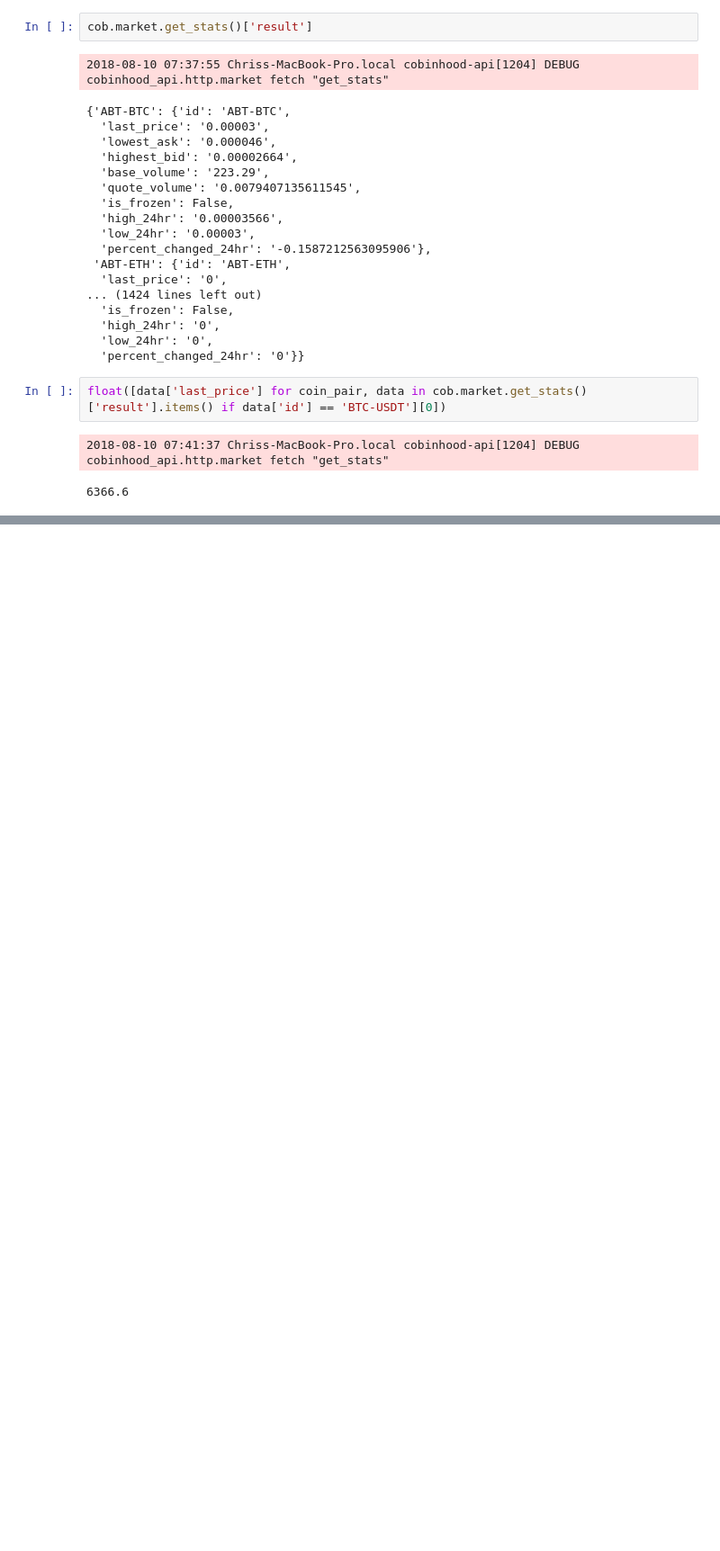
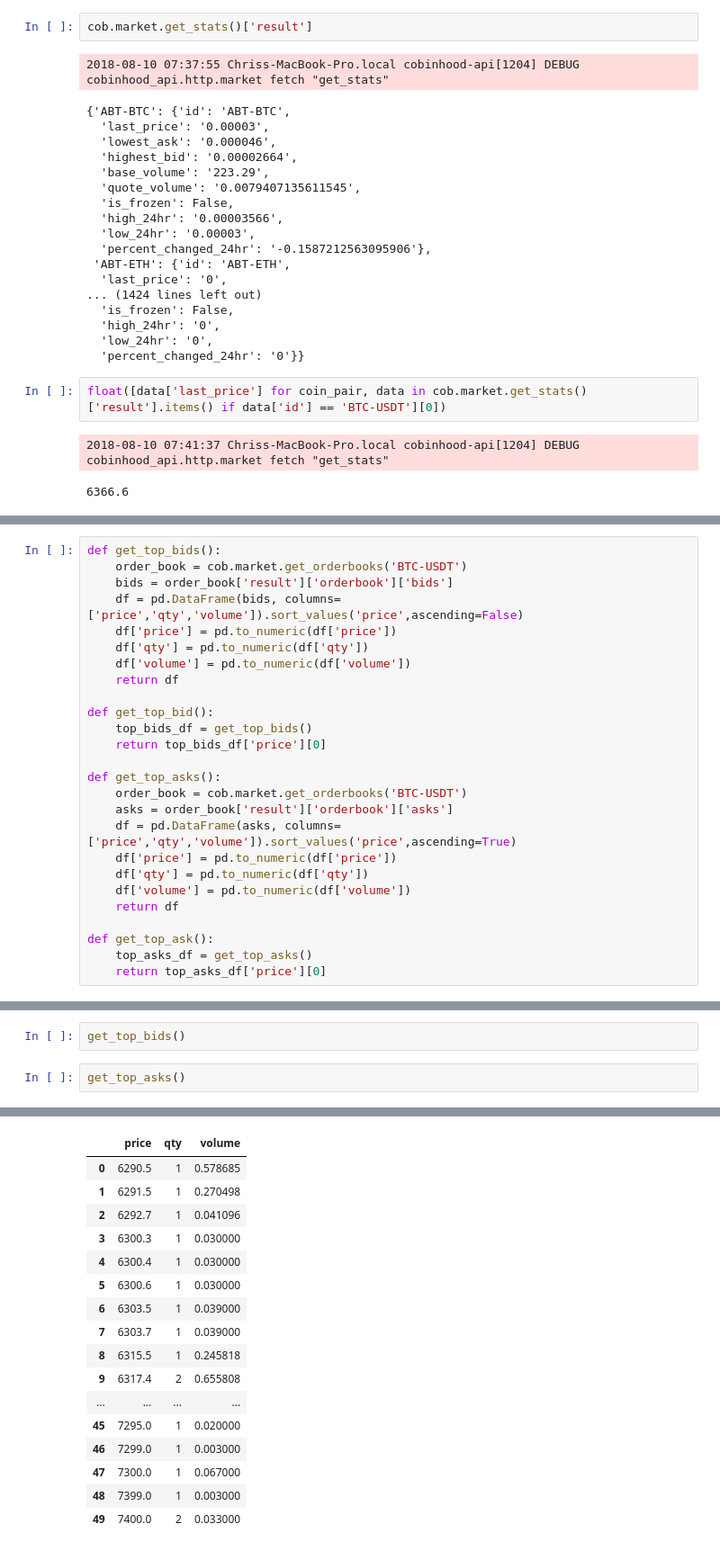
Before and after one commit to ChrisMcPherson/logic_by_loidsig, a Jupyter notebook: notebooks/cobinhood_data_exploration.ipynb, the cells around one changed output, grey strips where cells are left out. Shown at 90% size. Saved outputs shown, nothing was run; the diff lists cells and outputs as text; blank space fills up the shorter version.

```diff
--- a/notebooks/cobinhood_data_exploration.ipynb
+++ b/notebooks/cobinhood_data_exploration.ipynb
@@ -294,0 +495,26 @@ float([data['last_price'] for coin_pair, data in cob.market.get_stats()['result'
+# %%
+def get_top_bids():
+    order_book = cob.market.get_orderbooks('BTC-USDT')
+    bids = order_book['result']['orderbook']['bids']
+    df = pd.DataFrame(bids, columns=['price','qty','volume']).sort_values('price',ascending=False)
+    df['price'] = pd.to_numeric(df['price'])
+    df['qty'] = pd.to_numeric(df['qty'])
+    df['volume'] = pd.to_numeric(df['volume'])
+    return df
+
+def get_top_bid():
+    top_bids_df = get_top_bids()
+    return top_bids_df['price'][0]
+
+def get_top_asks():
+    order_book = cob.market.get_orderbooks('BTC-USDT')
+    asks = order_book['result']['orderbook']['asks']
+    df = pd.DataFrame(asks, columns=['price','qty','volume']).sort_values('price',ascending=True)
+    df['price'] = pd.to_numeric(df['price'])
+    df['qty'] = pd.to_numeric(df['qty'])
+    df['volume'] = pd.to_numeric(df['volume'])
+    return df
+
+def get_top_ask():
+    top_asks_df = get_top_asks()
+    return top_asks_df['price'][0]
@@ -294,0 +566,5 @@ float([data['last_price'] for coin_pair, data in cob.market.get_stats()['result'
+# %%
+get_top_bids()
+# %%
+get_top_asks()
+# %% [output]
@@ -294,0 +572,17 @@ float([data['last_price'] for coin_pair, data in cob.market.get_stats()['result'
+|  | price | qty | volume |
+| 0 | 6290.5 | 1 | 0.578685 |
+| 1 | 6291.5 | 1 | 0.270498 |
+| 2 | 6292.7 | 1 | 0.041096 |
+| 3 | 6300.3 | 1 | 0.030000 |
+| 4 | 6300.4 | 1 | 0.030000 |
+| 5 | 6300.6 | 1 | 0.030000 |
+| 6 | 6303.5 | 1 | 0.039000 |
+| 7 | 6303.7 | 1 | 0.039000 |
+| 8 | 6315.5 | 1 | 0.245818 |
+| 9 | 6317.4 | 2 | 0.655808 |
+| ... | ... | ... | ... |
+| 45 | 7295.0 | 1 | 0.020000 |
+| 46 | 7299.0 | 1 | 0.003000 |
+| 47 | 7300.0 | 1 | 0.067000 |
+| 48 | 7399.0 | 1 | 0.003000 |
+| 49 | 7400.0 | 2 | 0.033000 |
```
Also changed, not shown: parts of 22 cells of this notebook, 25 other files.
